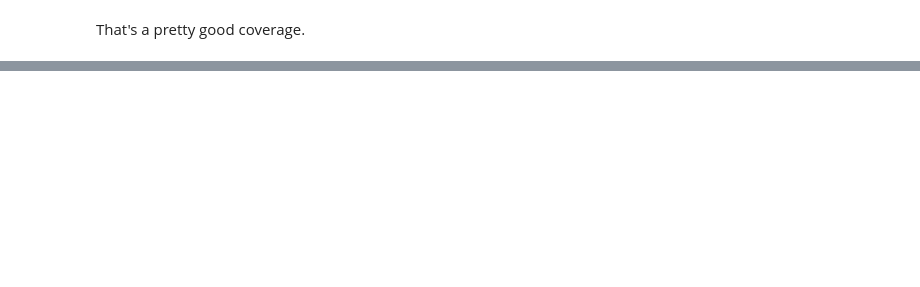
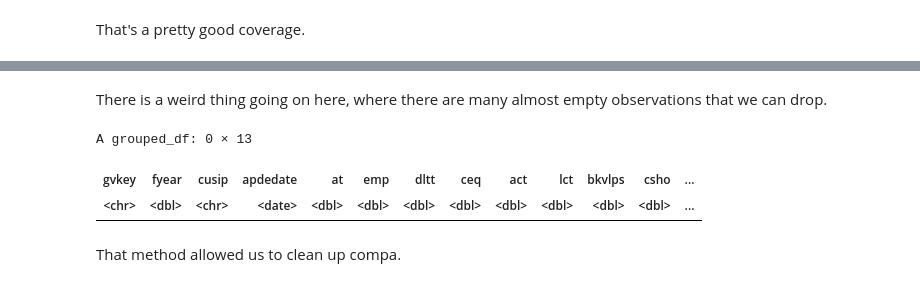
Before and after one commit to julianbarg/boardex, a Jupyter notebook: data_validation.ipynb, the cells around one changed output, grey strips where cells are left out. Cells and saved outputs as stored; diff of their text form; code cells hidden in the pictures; blank space fills up the shorter version.

```diff
--- a/data_validation.ipynb
+++ b/data_validation.ipynb
@@ -290,0 +359,15 @@ That's a pretty good coverage.
+# %% [markdown]
+There is a weird thing going on here, where there are many almost empty observations that we can drop.
+# %%
+compa_cleaned <- read_feather("data/compa_cleaned.feather")
+compa_cleaned %>%
+    group_by(gvkey, fyear) %>%
+    mutate(n = n()) %>%
+    filter(n > 1) %>%
+    arrange(desc(gvkey, fyear))
+# %% [output]
+A grouped_df: 0 × 13
+| gvkey | fyear | cusip | apdedate | at | emp | dltt | ceq | act | lct | bkvlps | csho | ... |
+| <chr> | <dbl> | <chr> | <date> | <dbl> | <dbl> | <dbl> | <dbl> | <dbl> | <dbl> | <dbl> | <dbl> | ... |
+# %% [markdown]
+That method allowed us to clean up compa.
```
Also changed, not shown: parts of 19 cells of this notebook, 2 other files.
